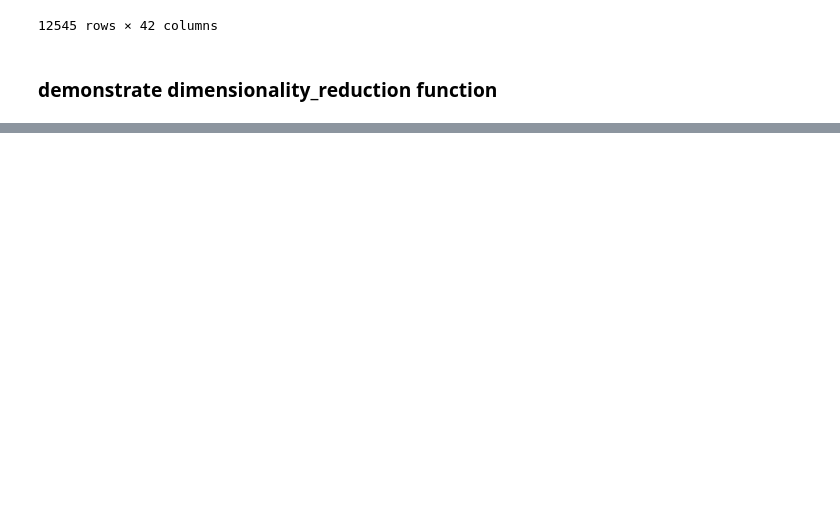
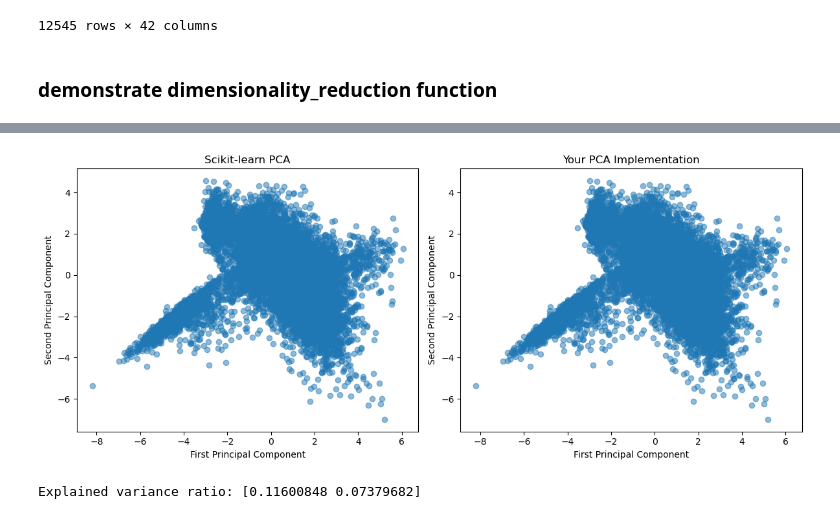
Before and after one commit to Adiaharoni55/intro_ml, a Jupyter notebook: demonstration.ipynb, the cells around one changed output, grey strips where cells are left out. Cells and saved outputs as stored; diff of their text form; code cells hidden in the pictures; blank space fills up the shorter version.

```diff
--- a/demonstration.ipynb
+++ b/demonstration.ipynb
@@ -86,0 +86,38 @@ Text(0, 0.5, 'y')
+# %%
+from sklearn.preprocessing import StandardScaler
+from sklearn.decomposition import PCA
+
+# Get numeric data
+df_numeric = df.drop(columns='ballot_code').select_dtypes(include=['int64', 'float64'])
+
+scaler = StandardScaler()
+scaled_data = scaler.fit_transform(df_numeric)
+
+pca = PCA(n_components=2)
+sklearn_pca_data = pca.fit_transform(scaled_data)
+
+# Apply your PCA
+your_pca_data = files.dimensionality_reduction(df_numeric, 2, [])
+
+fig, (ax1, ax2) = plt.subplots(1, 2, figsize=(12, 5))
+
+# Plot scikit-learn PCA
+ax1.scatter(sklearn_pca_data[:, 0], sklearn_pca_data[:, 1], alpha=0.5)
+ax1.set_xlabel('First Principal Component')
+ax1.set_ylabel('Second Principal Component')
+ax1.set_title('Scikit-learn PCA')
+
+# Plot your PCA
+ax2.scatter(your_pca_data['PC1'], your_pca_data['PC2'], alpha=0.5)
+ax2.set_xlabel('First Principal Component')
+ax2.set_ylabel('Second Principal Component')
+ax2.set_title('Your PCA Implementation')
+
+plt.tight_layout()
+plt.show()
+
+# Print explained variance ratio from scikit-learn PCA
+print("Explained variance ratio:", pca.explained_variance_ratio_)
+# %% [output]
+[figure, added]
+Explained variance ratio: [0.11600848 0.07379682]
```
Also changed, not shown: parts of 2 cells of this notebook, 1 other file.
